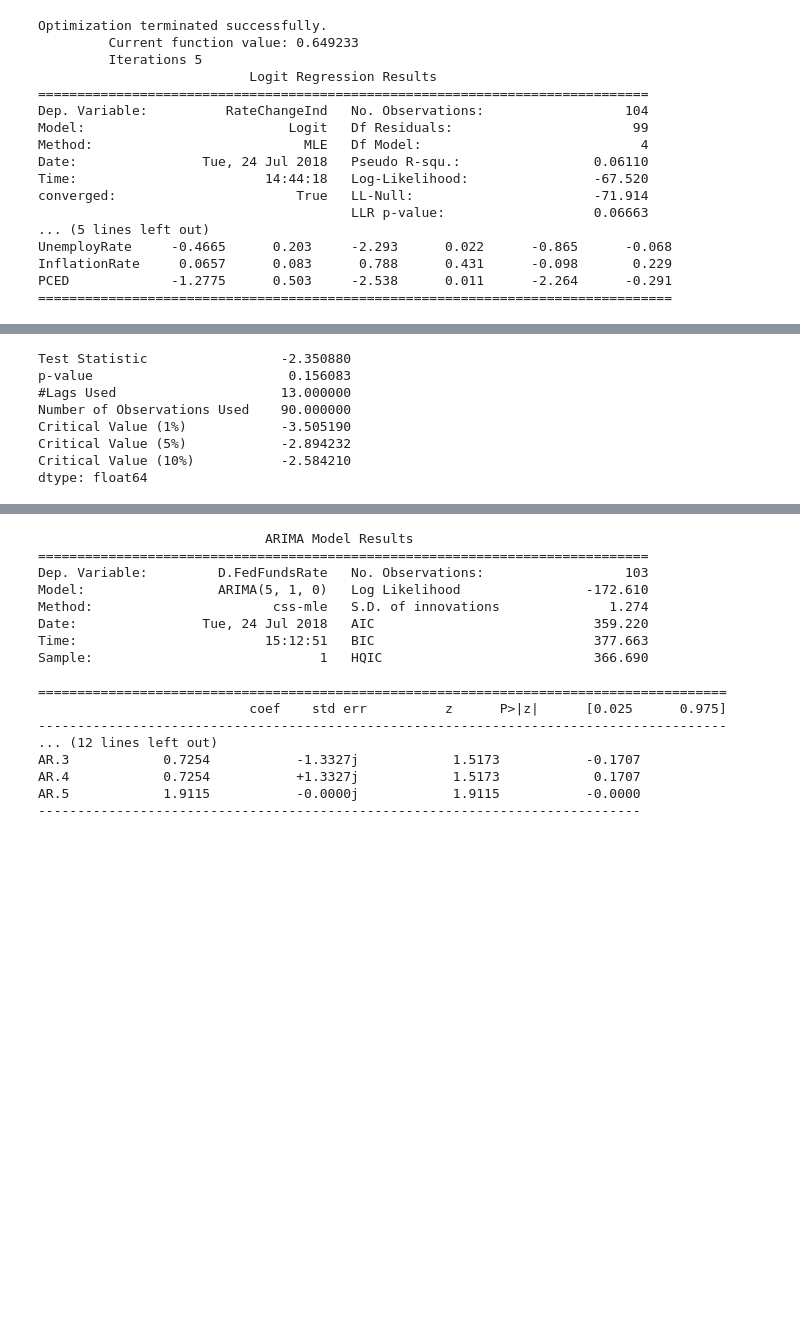
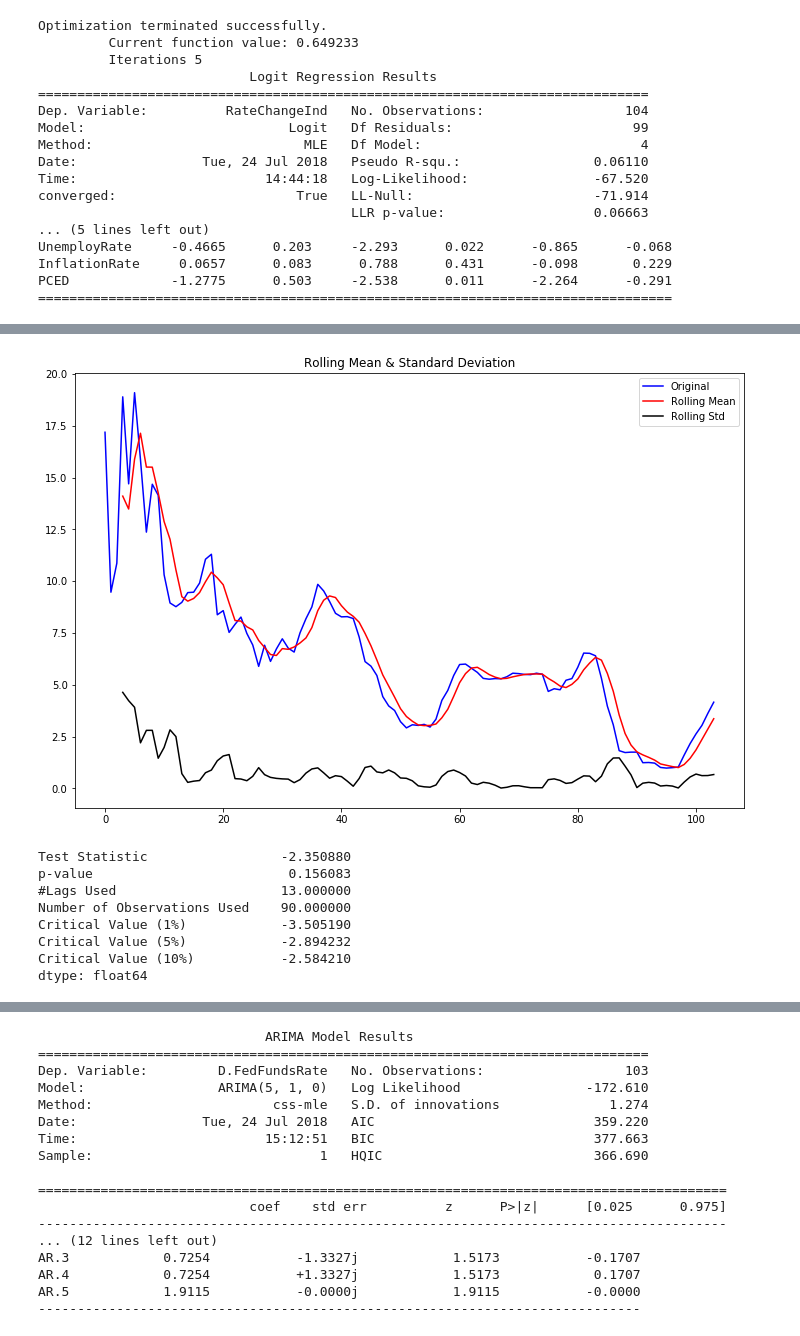
Before and after one commit to shehio/FED-Interest-Rate, a Jupyter notebook: code/model_interest_rate.ipynb, the cells around one changed output, grey strips where cells are left out. Cells and saved outputs as stored; diff of their text form; code cells hidden in the pictures; blank space fills up the shorter version.

```diff
--- a/code/model_interest_rate.ipynb
+++ b/code/model_interest_rate.ipynb
@@ -255,28 +320,52 @@ PCED             -1.2775      0.503     -2.538      0.011      -2.264      -0.29
 # %%
+from statsmodels.tsa.stattools import adfuller
+
 # A series is stationary if it has:
 # 1) constant mean
 # 2) constant variance
 # 3) an autocovariance that does not depend on time.
 
 # https://www.analyticsvidhya.com/blog/2016/02/time-series-forecasting-codes-python/
 # Plotting Rolling Statistics: We can plot the moving average or moving variance and
 # see if it varies with time. By moving average/variance I mean that at any instant ‘t’,
 # we’ll take the average/variance of the last year, i.e. last 12 months. This is more of a visual technique.
 # Dickey-Fuller Test: This is one of the statistical tests for checking stationarity.
 # Here the null hypothesis is that the TS is non-stationary.
 # The test results comprise of a Test Statistic and some Critical Values for difference confidence levels.
 # If the ‘Test Statistic’ is less than the ‘Critical Value’,
 # we can reject the null hypothesis and say that the series is stationary.
 
-from statsmodels.tsa.stattools import adfuller
+def plot_rolling_stats(series):
+    rolling_series = series.rolling(4) # 4 because the data is quarterly.
+    # Determing rolling statistics
+    rolmean = rolling_series.mean()
+    rolstd = rolling_series.std()
+
+    # Plot rolling statistics:
+
+    fig = plt.figure(figsize=(12, 8))
+    orig = plt.plot(series, color='blue',label='Original')
+    mean = plt.plot(rolmean, color='red', label='Rolling Mean')
+    std = plt.plot(rolstd, color='black', label = 'Rolling Std')
+    plt.legend(loc='best')
+    plt.title('Rolling Mean & Standard Deviation')
+    plt.show()
+
+def test_stationary(series):
+    dftest = adfuller(series.iloc[:, 0].values, autolag='AIC')
+    dfoutput = pd.Series(dftest[0:4], index=['Test Statistic','p-value','#Lags Used','Number of Observations Used'])
+    for key, value in dftest[4].items():
+        dfoutput['Critical Value (%s)'% key] = value
+    print(dfoutput)
+
+def analyze_series(series):
+    plot_rolling_stats(series)
+    test_stationary(series)
 
 series = pd.DataFrame(fedrate_df, columns = ycolumns)
-dftest = adfuller(series.iloc[:,0].values, autolag='AIC')
-dfoutput = pd.Series(dftest[0:4], index=['Test Statistic','p-value','#Lags Used','Number of Observations Used'])
-for key,value in dftest[4].items():
-    dfoutput['Critical Value (%s)'%key] = value
-print(dfoutput)
+analyze_series(series)
 # %% [output]
+[figure, added]
 Test Statistic                 -2.350880
 p-value                         0.156083
 #Lags Used                     13.000000
```
Also changed, not shown: parts of 4 cells of this notebook.
